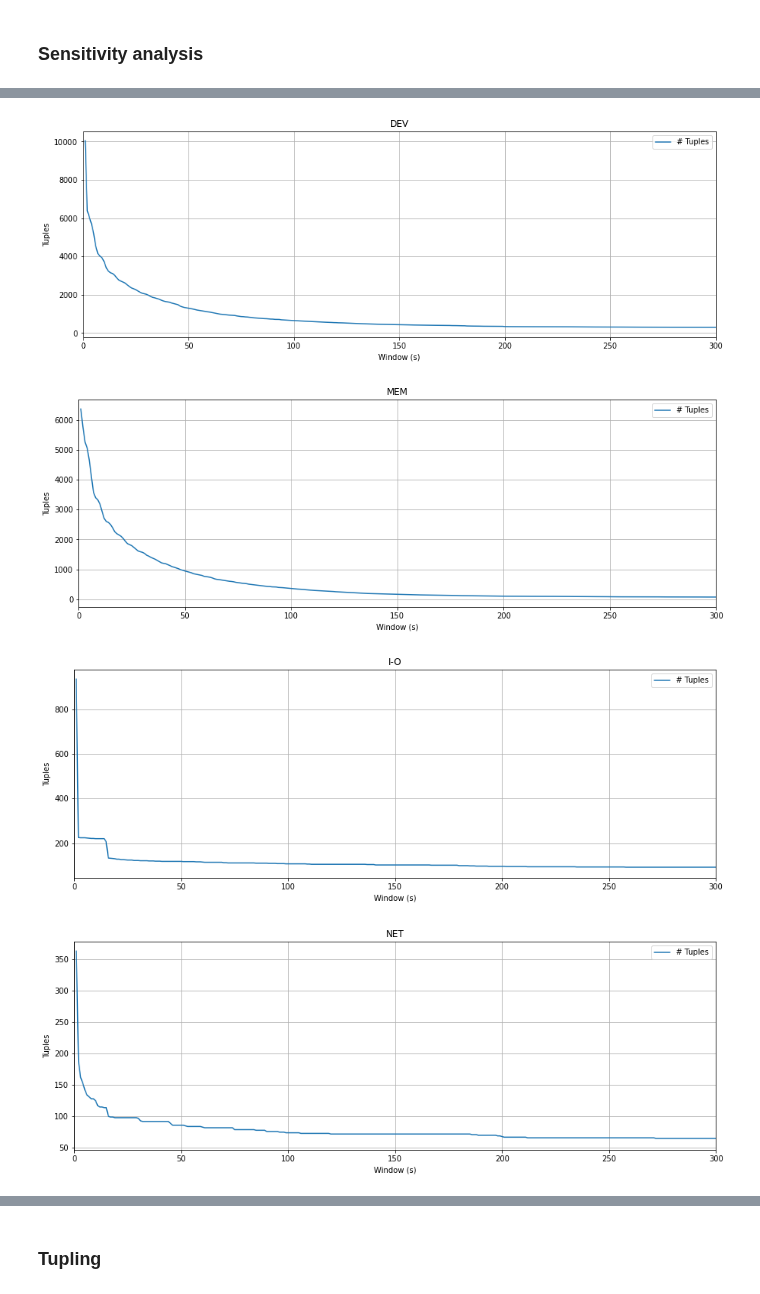
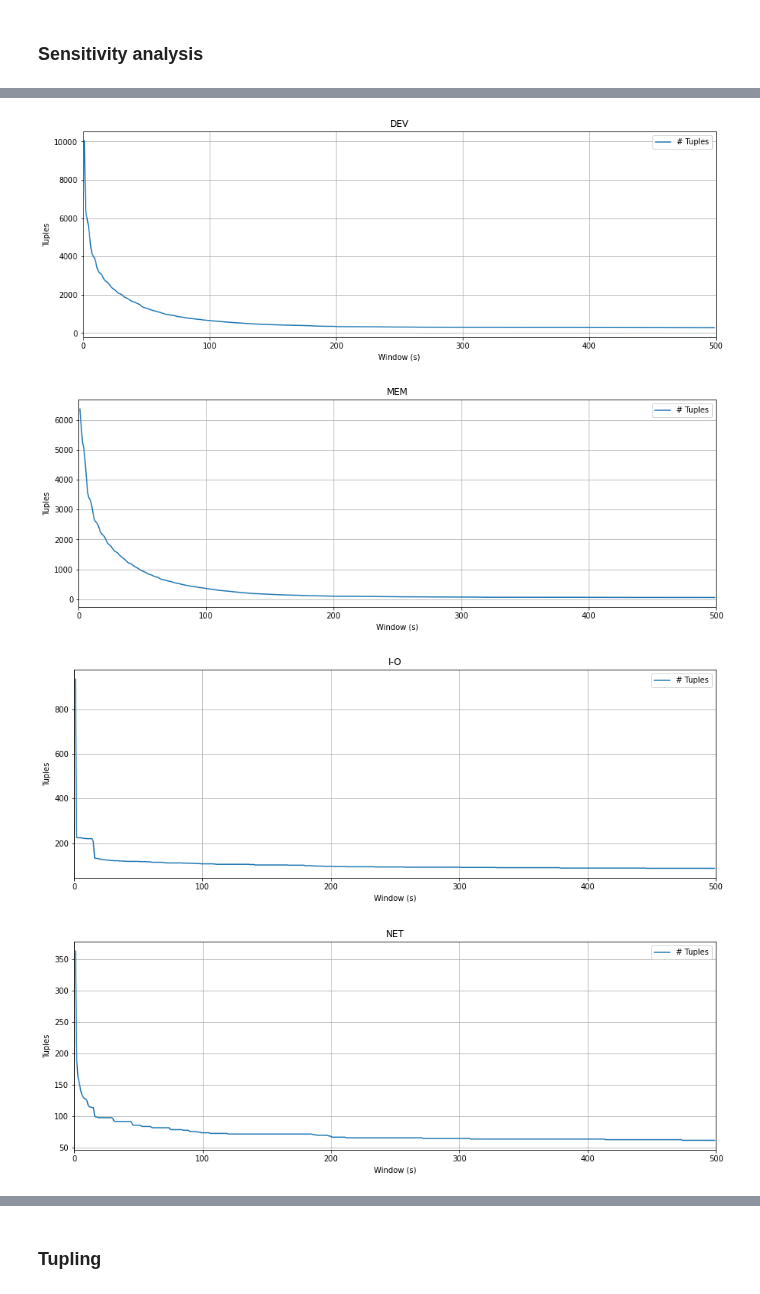
Before and after one commit to GuidoDC97/IE, a Jupyter notebook: Esercizio 5 FFDA/FFDA.ipynb, the cells around one changed output, grey strips where cells are left out. Cells and saved outputs as stored; diff of their text form; code cells hidden in the pictures.

```diff
--- a/Esercizio 5 FFDA/FFDA.ipynb
+++ b/Esercizio 5 FFDA/FFDA.ipynb
@@ -460,7 +487,7 @@ for node in top_5.index:
     df_temp = df_mercury.loc[df_mercury['Node'] == node]
     df_temp.reset_index(drop = True, inplace = True)
 
-    filepath = 'Dataset/Mercury-' + node + '-Data.txt'
+    filepath = 'Dataset/Mercury-' + node + '-Data.csv'
     df_tupling = tupling(df_temp, win_dict[node], filepath)
     num_tup = df_tupling.max(axis = 0).loc['Tuple'] + 1
     dict_num_tup[node] = num_tup
@@ -539,29 +566,29 @@ Creating file Dataset/Mercury-PRO-Sensitivity.txt this may take a while...
 # %%
-x_dict = {'DEV' : 300,
-          'MEM' : 300,
-          'I-O' : 300,
-          'NET' : 300,
-          'PRO' : 300}
+x_dict = {'DEV' : 500,
+          'MEM' : 500,
+          'I-O' : 500,
+          'NET' : 500,
+          'PRO' : 500}
 
 for subsys in categories.index:
     filepath = 'Dataset/Mercury-' + subsys + '-Sensitivity.txt'
     df_temp_sensitivity = pd.read_csv(filepath, sep = ' ', names = ['Window', 'Tuples'])
 
     x = df_temp_sensitivity['Window']
     y = df_temp_sensitivity['Tuples']
 
 
     plt.figure(figsize=(15,5))
     plt.plot(x, y, label = '# Tuples')
     plt.title(subsys)
     plt.xlim(0,x_dict[subsys])
-#     plt.xticks(np.arange(0, 2000, step = 50))
+#     plt.xticks(np.arange(0, 300, step = 25))
     plt.xlabel('Window (s)')
     plt.ylabel('Tuples')
     plt.legend()
     plt.grid()
 # %% [output]
-[figure, old version]
+[figure, new version]
-[figure, old version]
+[figure, new version]
-[figure, old version]
+[figure, new version]
-[figure, old version]
+[figure, new version]
```
Also changed, not shown: parts of 20 cells of this notebook, 5 other files.
